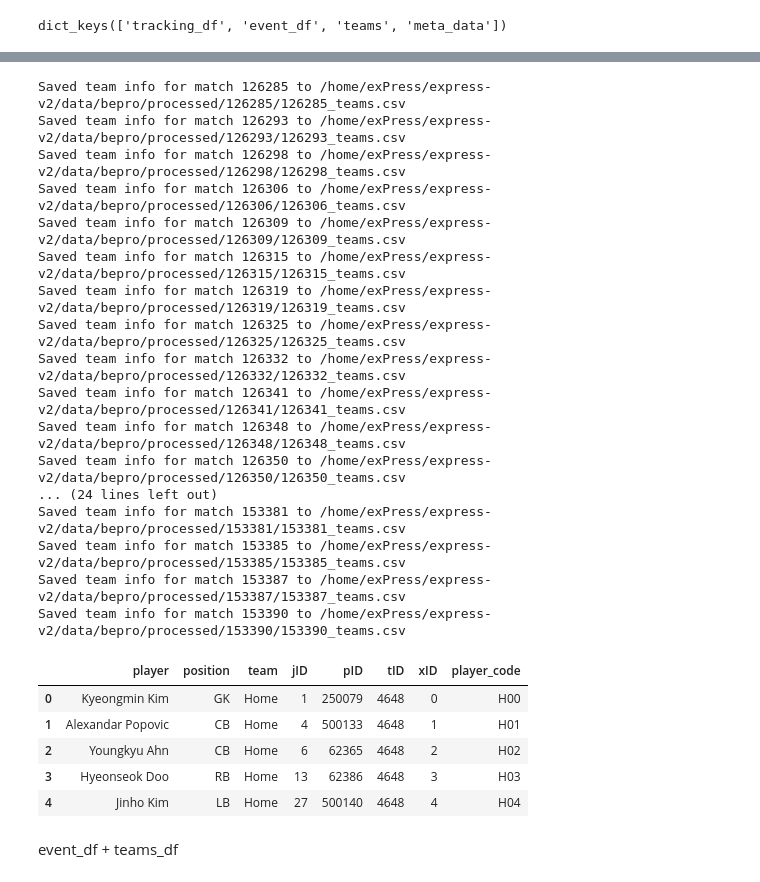
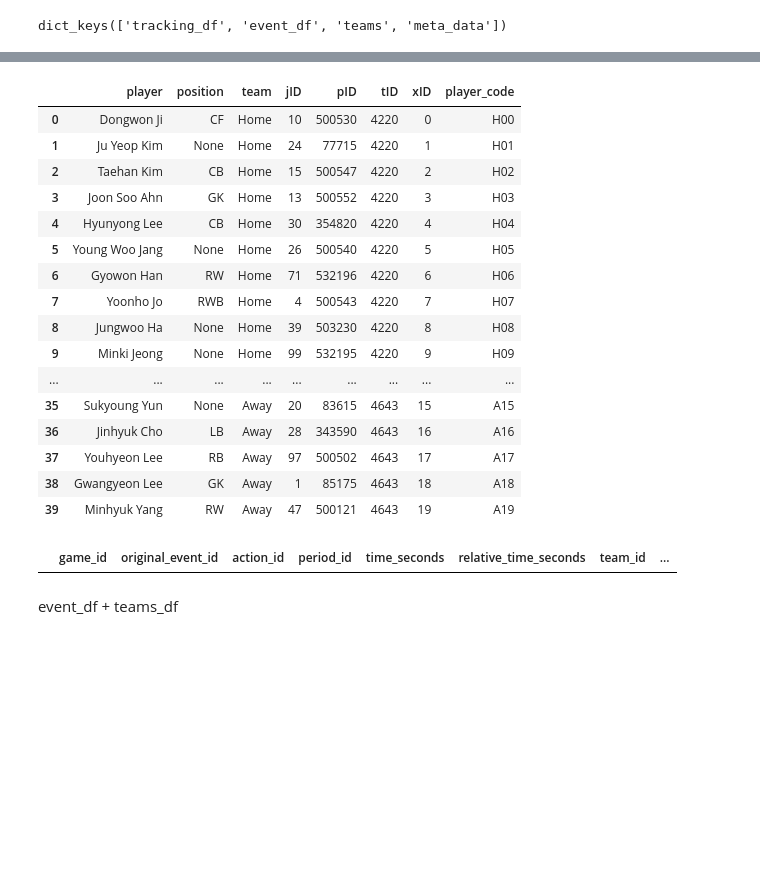
Before and after one commit to leemingo/express-v2, a Jupyter notebook: notebook/4-merge-event-tracking.ipynb, the cells around one changed output, grey strips where cells are left out. Drawn from its saved outputs; the diff is of its cells as text; code cells hidden in the pictures; blank space fills up the shorter version.

```diff
--- a/notebook/4-merge-event-tracking.ipynb
+++ b/notebook/4-merge-event-tracking.ipynb
@@ -34,6 +34,6 @@ def distance_ball_goal(merged_df):
 # %%
 raw_data_path = "/home/exPress/PlayerImputer/data/BEPRO/2024"
 processed_data_path = "/home/exPress/express-v2/data/bepro/processed"
-match_ids = os.listdir(raw_data_path)
-os.listdir(os.path.join(raw_data_path, match_ids[0]))
+match_ids = sorted(os.listdir(raw_data_path))
+os.listdir(os.path.join(raw_data_path, match_ids[39]))
 # %% [output]
@@ -144,22 +124,4 @@ for match_path in match_dirs:
     save_path = os.path.join(match_path, f"{match_id}_teams.csv")
     teams_df.to_csv(save_path, index=False)
     print(f"Saved team info for match {match_id} to {save_path}")
-# %% [output]
-Saved team info for match 126285 to /home/exPress/express-v2/data/bepro/processed/126285/126285_teams.csv
-Saved team info for match 126293 to /home/exPress/express-v2/data/bepro/processed/126293/126293_teams.csv
-Saved team info for match 126298 to /home/exPress/express-v2/data/bepro/processed/126298/126298_teams.csv
-Saved team info for match 126306 to /home/exPress/express-v2/data/bepro/processed/126306/126306_teams.csv
-Saved team info for match 126309 to /home/exPress/express-v2/data/bepro/processed/126309/126309_teams.csv
-Saved team info for match 126315 to /home/exPress/express-v2/data/bepro/processed/126315/126315_teams.csv
-Saved team info for match 126319 to /home/exPress/express-v2/data/bepro/processed/126319/126319_teams.csv
-Saved team info for match 126325 to /home/exPress/express-v2/data/bepro/processed/126325/126325_teams.csv
-Saved team info for match 126332 to /home/exPress/express-v2/data/bepro/processed/126332/126332_teams.csv
-Saved team info for match 126341 to /home/exPress/express-v2/data/bepro/processed/126341/126341_teams.csv
-Saved team info for match 126348 to /home/exPress/express-v2/data/bepro/processed/126348/126348_teams.csv
-Saved team info for match 126350 to /home/exPress/express-v2/data/bepro/processed/126350/126350_teams.csv
-... (24 lines left out)
-Saved team info for match 153381 to /home/exPress/express-v2/data/bepro/processed/153381/153381_teams.csv
-Saved team info for match 153385 to /home/exPress/express-v2/data/bepro/processed/153385/153385_teams.csv
-Saved team info for match 153387 to /home/exPress/express-v2/data/bepro/processed/153387/153387_teams.csv
-Saved team info for match 153390 to /home/exPress/express-v2/data/bepro/processed/153390/153390_teams.csv
 # %%
@@ -201,13 +138,28 @@ def merge():
 # %%
 teams_df = pd.concat([teams_dict['Home'], teams_dict['Away']])
 teams_df.reset_index(drop=True, inplace=True)
 teams_df['player_code'] = teams_df.apply(lambda row : row['team'][0] + str(row['xID']).zfill(2), axis=1)
-teams_df.head()
+teams_df
 # %% [output]
 |  | player | position | team | jID | pID | tID | xID | player_code |
-| 0 | Kyeongmin Kim | GK | Home | 1 | 250079 | 4648 | 0 | H00 |
-| 1 | Alexandar Popovic | CB | Home | 4 | 500133 | 4648 | 1 | H01 |
-| 2 | Youngkyu Ahn | CB | Home | 6 | 62365 | 4648 | 2 | H02 |
-| 3 | Hyeonseok Doo | RB | Home | 13 | 62386 | 4648 | 3 | H03 |
-| 4 | Jinho Kim | LB | Home | 27 | 500140 | 4648 | 4 | H04 |
+| 0 | Dongwon Ji | CF | Home | 10 | 500530 | 4220 | 0 | H00 |
+| 1 | Ju Yeop Kim | None | Home | 24 | 77715 | 4220 | 1 | H01 |
+| 2 | Taehan Kim | CB | Home | 15 | 500547 | 4220 | 2 | H02 |
+| 3 | Joon Soo Ahn | GK | Home | 13 | 500552 | 4220 | 3 | H03 |
+| 4 | Hyunyong Lee | CB | Home | 30 | 354820 | 4220 | 4 | H04 |
+| 5 | Young Woo Jang | None | Home | 26 | 500540 | 4220 | 5 | H05 |
+| 6 | Gyowon Han | RW | Home | 71 | 532196 | 4220 | 6 | H06 |
+| 7 | Yoonho Jo | RWB | Home | 4 | 500543 | 4220 | 7 | H07 |
+| 8 | Jungwoo Ha | None | Home | 39 | 503230 | 4220 | 8 | H08 |
+| 9 | Minki Jeong | None | Home | 99 | 532195 | 4220 | 9 | H09 |
+| ... | ... | ... | ... | ... | ... | ... | ... | ... |
+| 35 | Sukyoung Yun | None | Away | 20 | 83615 | 4643 | 15 | A15 |
+| 36 | Jinhyuk Cho | LB | Away | 28 | 343590 | 4643 | 16 | A16 |
+| 37 | Youhyeon Lee | RB | Away | 97 | 500502 | 4643 | 17 | A17 |
+| 38 | Gwangyeon Lee | GK | Away | 1 | 85175 | 4643 | 18 | A18 |
+| 39 | Minhyuk Yang | RW | Away | 47 | 500121 | 4643 | 19 | A19 |
+# %%
+event_df[event_df['player_id'].isna()]
+# %% [output]
+|  | game_id | original_event_id | action_id | period_id | time_seconds | relative_time_seconds | team_id | ... |
 # %%
```
Also changed, not shown: parts of 14 cells of this notebook, 4 other files.
